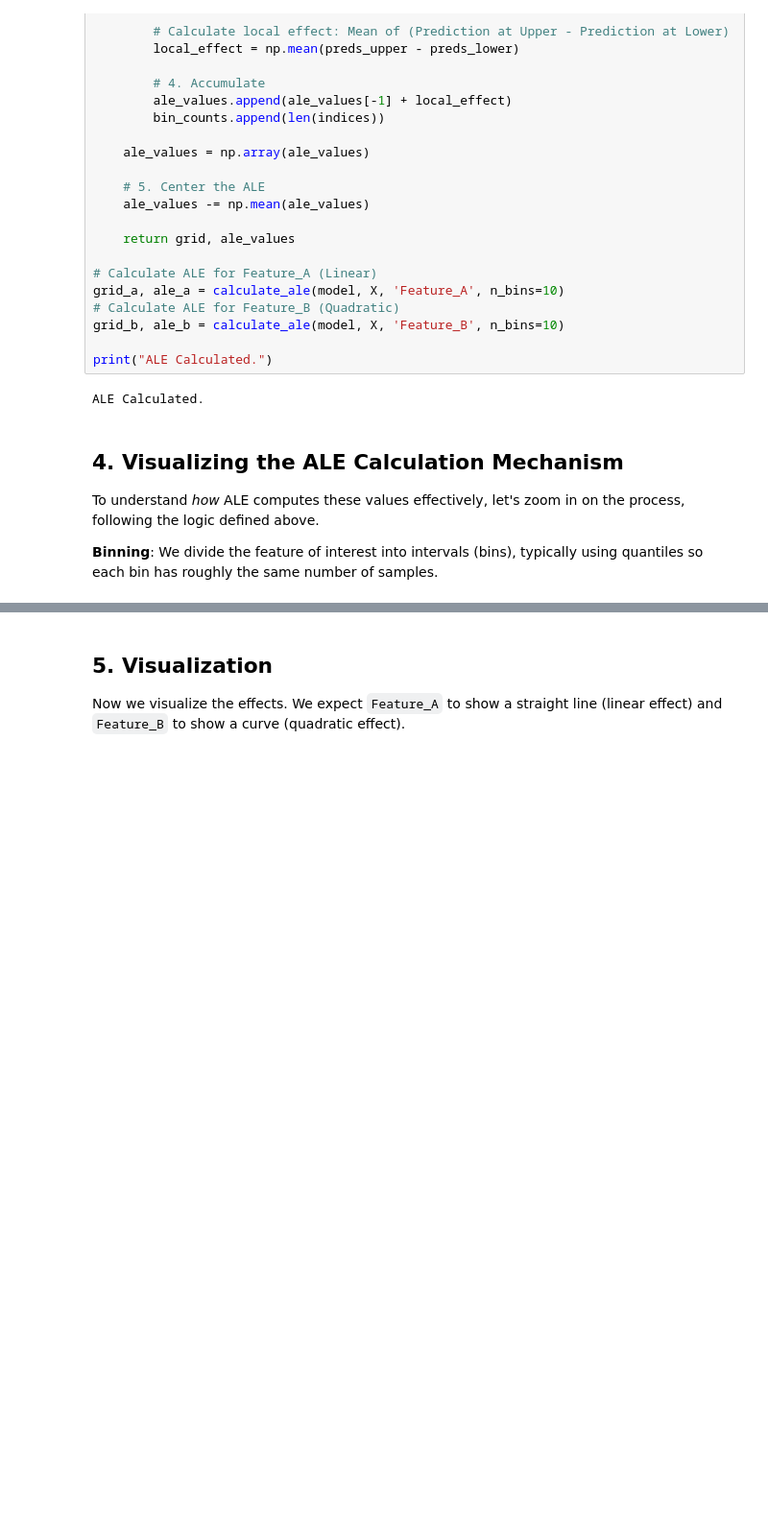
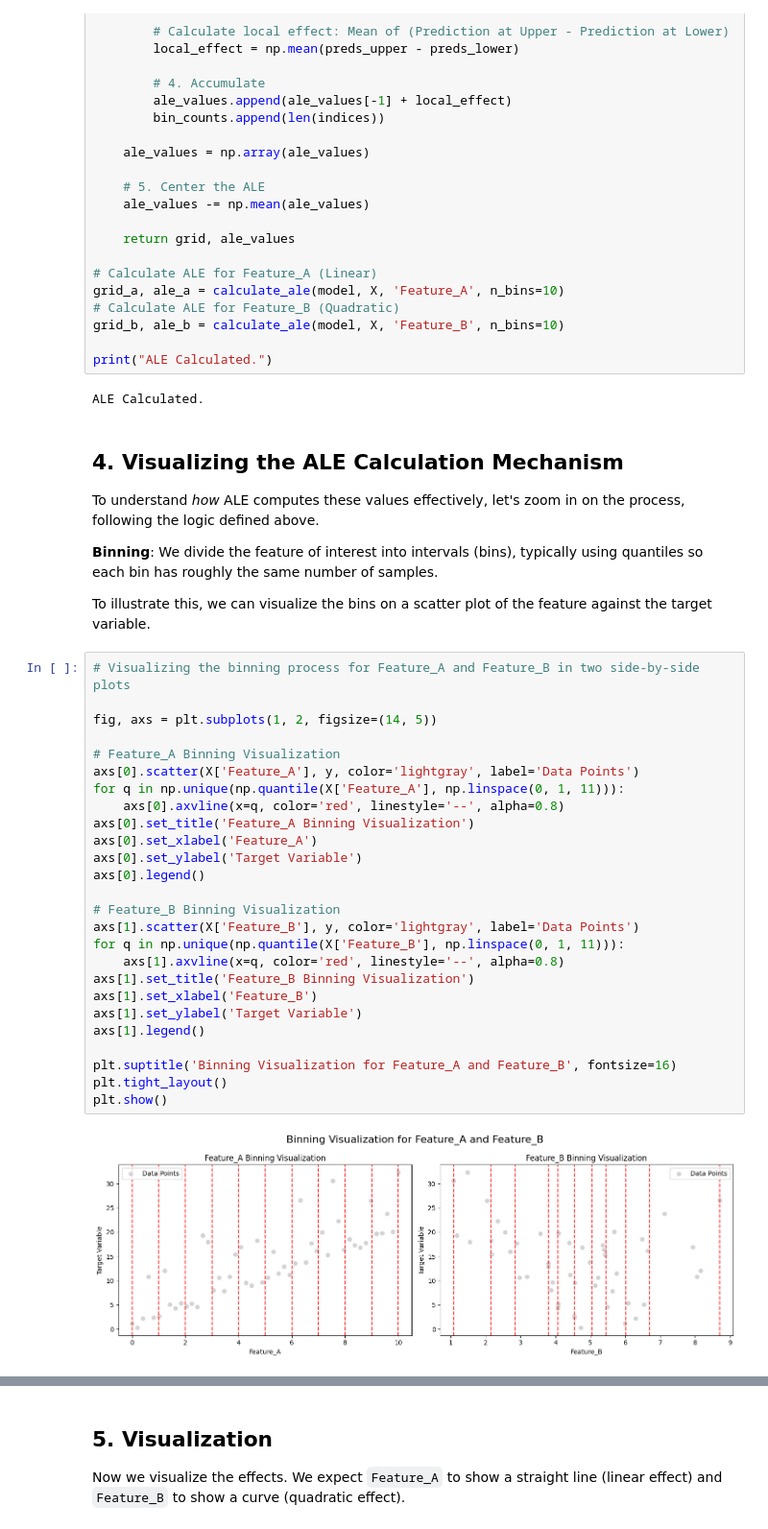
Before and after one commit to Gdeterline/Small-Projects-And-Courses, a Jupyter notebook: Courses/ALE.ipynb, the cells around one changed output, grey strips where cells are left out. Shown at 96% size. Cells and saved outputs as stored; diff of their text form; blank space fills up the shorter version.

```diff
--- a/Courses/ALE.ipynb
+++ b/Courses/ALE.ipynb
@@ -134,3 +134,33 @@ ALE Calculated.
 To understand *how* ALE computes these values effectively, let's zoom in on the process, following the logic defined above.
 
 **Binning**: We divide the feature of interest into intervals (bins), typically using quantiles so each bin has roughly the same number of samples.
+
+To illustrate this, we can visualize the bins on a scatter plot of the feature against the target variable.
+# %%
+# Visualizing the binning process for Feature_A and Feature_B in two side-by-side plots
+
+fig, axs = plt.subplots(1, 2, figsize=(14, 5))
+
+# Feature_A Binning Visualization
+axs[0].scatter(X['Feature_A'], y, color='lightgray', label='Data Points')
+for q in np.unique(np.quantile(X['Feature_A'], np.linspace(0, 1, 11))):
+    axs[0].axvline(x=q, color='red', linestyle='--', alpha=0.8)
+axs[0].set_title('Feature_A Binning Visualization')
+axs[0].set_xlabel('Feature_A')
+axs[0].set_ylabel('Target Variable')
+axs[0].legend()
+
+# Feature_B Binning Visualization
+axs[1].scatter(X['Feature_B'], y, color='lightgray', label='Data Points')
+for q in np.unique(np.quantile(X['Feature_B'], np.linspace(0, 1, 11))):
+    axs[1].axvline(x=q, color='red', linestyle='--', alpha=0.8)
+axs[1].set_title('Feature_B Binning Visualization')
+axs[1].set_xlabel('Feature_B')
+axs[1].set_ylabel('Target Variable')
+axs[1].legend()
+
+plt.suptitle('Binning Visualization for Feature_A and Feature_B', fontsize=16)
+plt.tight_layout()
+plt.show()
+# %% [output]
+[figure, added]
```
Also changed, not shown: parts of 3 cells of this notebook.
